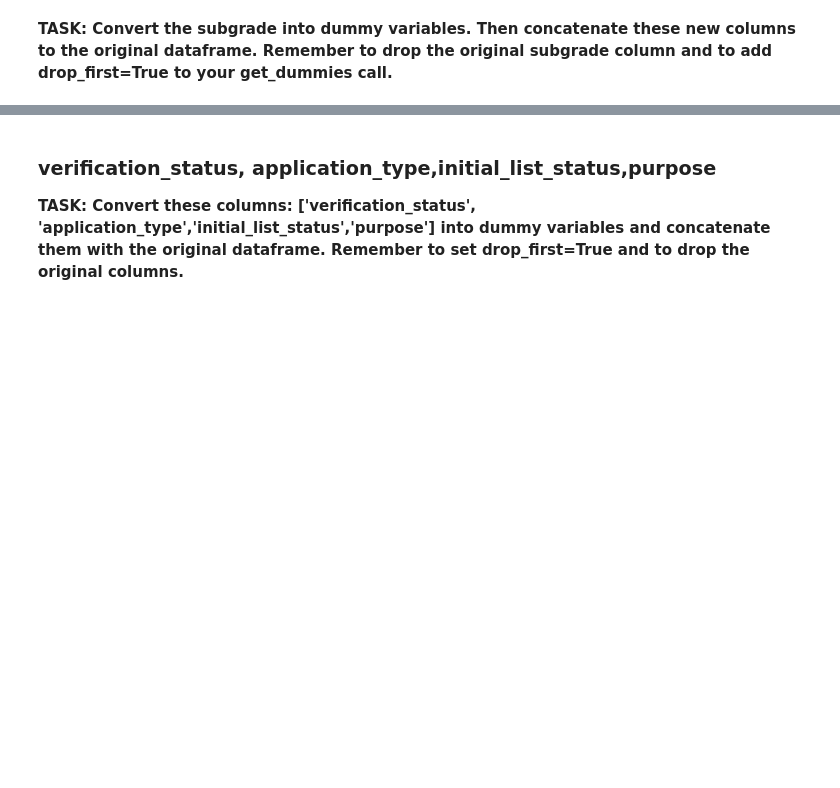
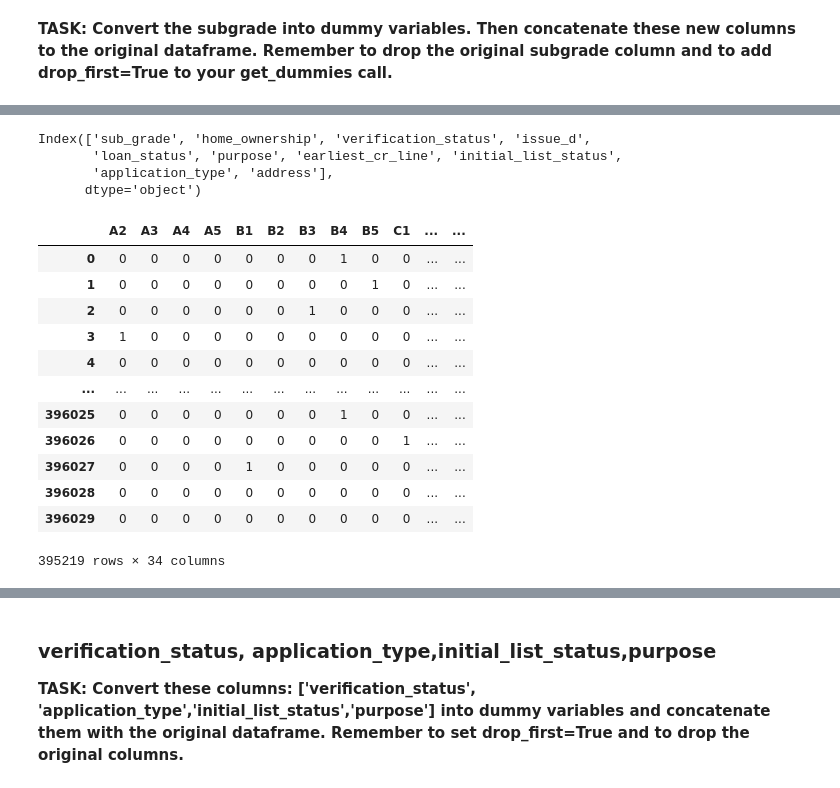
Before and after one commit to Tarawanti/tensorflow_practise, a Jupyter notebook: tensorflow_project_excercise_06122019.ipynb, the cells around one changed output, grey strips where cells are left out. Saved outputs shown, nothing was run; the diff lists cells and outputs as text; code cells hidden in the pictures; blank space fills up the shorter version.

```diff
--- a/tensorflow_project_excercise_06122019.ipynb
+++ b/tensorflow_project_excercise_06122019.ipynb
@@ -625,2 +581,4 @@ dtype: int64
+# %%
+df['mort_acc'] = df.apply(lambda x: fill_mort_acc(x['total_acc'], x['mort_acc']), axis=1)
 # %% [markdown]
 **TASK: revol_util and the pub_rec_bankruptcies have missing data points, but they account for less than 0.5% of the total data. Go ahead and remove the rows that are missing those values in those columns with dropna().**
@@ -647,0 +585,2 @@ dtype: int64
+# %%
+df = df.dropna()
@@ -680,0 +638,2 @@ Name: term, dtype: int64
+# %%
+df['term'] = df['term'].apply(lambda term: int(term[:3]))
@@ -687,2 +659,4 @@ Name: term, dtype: int64
+# %%
+df = df.drop('grade', axis=1)
 # %% [markdown]
 **TASK: Convert the subgrade into dummy variables. Then concatenate these new columns to the original dataframe. Remember to drop the original subgrade column and to add drop_first=True to your get_dummies call.**
@@ -708,0 +663,25 @@ Index(['home_ownership', 'verification_status', 'issue_d', 'loan_status',
+# %%
+df.select_dtypes(['object']).columns
+# %% [output]
+Index(['sub_grade', 'home_ownership', 'verification_status', 'issue_d',
+       'loan_status', 'purpose', 'earliest_cr_line', 'initial_list_status',
+       'application_type', 'address'],
+      dtype='object')
+# %%
+dummies = pd.get_dummies(df['sub_grade'], drop_first=True)
+dummies
+# df = pd.concat([df.drop('sub_grade', axis=1), dummies], axis=1)
+# %% [output]
+|  | A2 | A3 | A4 | A5 | B1 | B2 | B3 | B4 | B5 | C1 | ... | ... |
+| 0 | 0 | 0 | 0 | 0 | 0 | 0 | 0 | 1 | 0 | 0 | ... | ... |
+| 1 | 0 | 0 | 0 | 0 | 0 | 0 | 0 | 0 | 1 | 0 | ... | ... |
+| 2 | 0 | 0 | 0 | 0 | 0 | 0 | 1 | 0 | 0 | 0 | ... | ... |
+| 3 | 1 | 0 | 0 | 0 | 0 | 0 | 0 | 0 | 0 | 0 | ... | ... |
+| 4 | 0 | 0 | 0 | 0 | 0 | 0 | 0 | 0 | 0 | 0 | ... | ... |
+| ... | ... | ... | ... | ... | ... | ... | ... | ... | ... | ... | ... | ... |
+| 396025 | 0 | 0 | 0 | 0 | 0 | 0 | 0 | 1 | 0 | 0 | ... | ... |
+| 396026 | 0 | 0 | 0 | 0 | 0 | 0 | 0 | 0 | 0 | 1 | ... | ... |
+| 396027 | 0 | 0 | 0 | 0 | 1 | 0 | 0 | 0 | 0 | 0 | ... | ... |
+| 396028 | 0 | 0 | 0 | 0 | 0 | 0 | 0 | 0 | 0 | 0 | ... | ... |
+| 396029 | 0 | 0 | 0 | 0 | 0 | 0 | 0 | 0 | 0 | 0 | ... | ... |
+395219 rows × 34 columns
```
Also changed, not shown: parts of 101 cells of this notebook, 1 other file.
